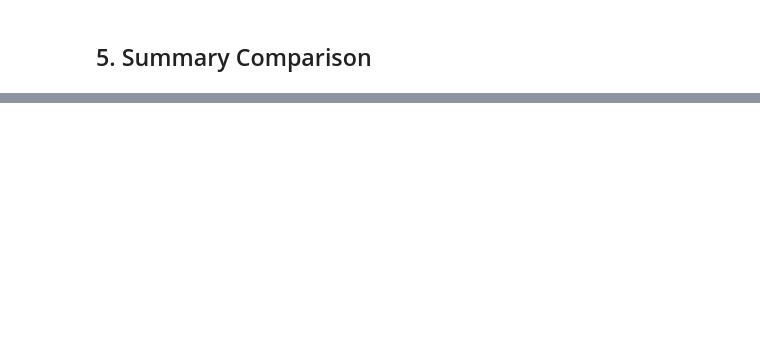
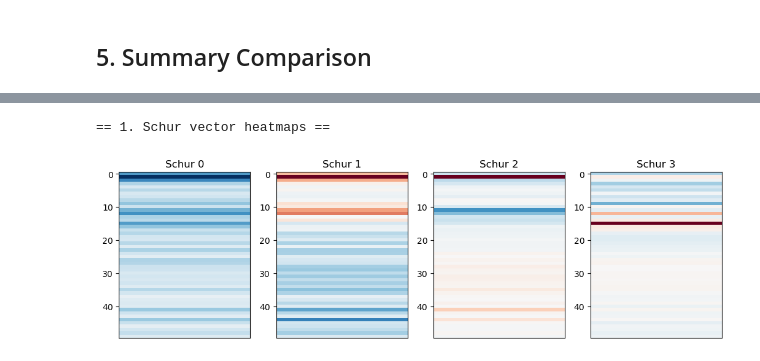
Before and after one commit to garywithav/NetworkCoarseGrain, a Jupyter notebook: CoarseGraining.ipynb, the cells around one changed output, grey strips where cells are left out. Saved outputs shown, nothing was run; the diff lists cells and outputs as text; code cells hidden in the pictures; blank space fills up the shorter version.

```diff
--- a/CoarseGraining.ipynb
+++ b/CoarseGraining.ipynb
@@ -121,11 +142,11 @@ plt.tight_layout(); plt.show()
 # %% [markdown]
 ## 2. Escape Hitting Distribution
 # %%
-NE_SCALE   = Ne.mean() / 5.0
+NE_SCALE_ESCAPE   = Ne.mean() / 5.0
 N_TRIALS   = 500
 THRESHOLD  = 0.5
 
-Ne_sc = np.maximum(Ne / NE_SCALE, 1.0)
+Ne_sc = np.maximum(Ne / NE_SCALE_ESCAPE, 1.0)
 
 def first_hit(origin, A, Ne, thr=0.5, max_gen=2000):
     p = np.zeros(len(Ne)); p[origin] = 1./max(Ne[origin],1.)
@@ -359,0 +498,16 @@ for m1,m2 in pairs:
+# %%
+def mismatch(labels, chi_or_none, P_c, Ne_c, ptype, s, n_sims=N_SIMS):
+    Ne_val = Ne / NE_SCALE
+    errs = []
+    for _ in range(n_sims):
+        f0 = rng.uniform(0.2, 0.8, n_demes)
+        full = wf_traj_sel(f0, A, Ne_val, N_STEPS, s)
+        if ptype == 'fuzzy':
+            f_true = proj_fuzzy(full, chi_or_none, Ne_val, N_CLUSTERS)
+            p0c = f_true[0].copy()
+        else:
+            f_true = proj_hard(full, labels, Ne_val, N_CLUSTERS)
+            p0c = f_true[0].copy()
+        f_sim = wf_traj_sel(p0c, P_c, Ne_c, N_STEPS, s)
+        errs.append(np.mean((f_true - f_sim) ** 2, axis=1))
+    return np.array(errs)
@@ -359,0 +594,41 @@ for m1,m2 in pairs:
+# %%
+if __name__ == "__main__" or True:
+    print("== 1. Schur vector heatmaps ==")
+    schur_heatmaps(A, N_CLUSTERS)
+
+    print("\n== 2. selection-error ratio across posterior (lower = more robust) ==")
+    S_g = S_from_chi(chi, Ne / NE_SCALE, N_CLUSTERS)
+    S_e = S_from_labels(lbl_e, Ne / NE_SCALE, N_CLUSTERS)
+    S_m = S_from_labels(lbl_m, Ne / NE_SCALE, N_CLUSTERS)
+    for name, S in [("GPCCA", S_g), ("Escape", S_e), ("MFPT", S_m)]:
+        r = selection_error(S, S_SEL, POST_SUB)
+        print(f"  {name:7s}: {r.mean():.3f} +/- {r.std():.3f}")
+
+    print("\n== 3. trajectory mismatch (final-gen MSE) at s=0 and s=S_SEL ==")
+    cfg = {
+        'GPCCA':  (lbl_g, chi,  P_g, (chi.T @ (Ne / NE_SCALE)), 'fuzzy'),
+        'Escape': (lbl_e, None, P_e, None, 'hard'),
+        'MFPT':   (lbl_m, None, P_m, None, 'hard'),
+    }
+    for name, (lbl, ch, P_c, Ne_c, pt) in cfg.items():
+        if Ne_c is None:
+            Ne_c = np.array([(Ne[lbl == k] / NE_SCALE).sum()
+                             if (lbl == k).sum() > 0 else 1.0
+                             for k in range(N_CLUSTERS)])
+        for s_val in [0.0, S_SEL]:
+            e = mismatch(lbl, ch, P_c, Ne_c, pt, s_val)
+            print(f"  {name:7s} s={s_val:<4}: {e[:, -1].mean():.4e}")
+
+    print("\n== 4. learned linear S ==")
+    S_lin = learn_linear_S(N_CLUSTERS, S_SEL)
+    lbl_lin = np.argmax(S_lin, 0)
+    Ne_lin = np.array([(Ne[lbl_lin == k] / NE_SCALE).sum()
+                       if (lbl_lin == k).sum() > 0 else 1.0
+                       for k in range(N_CLUSTERS)])
+    P_lin = coarse_A(lbl_lin, A, Ne / NE_SCALE, N_CLUSTERS)
+    e = mismatch(lbl_lin, None, P_lin, Ne_lin, 'hard', S_SEL)
+    print(f"  learned s={S_SEL}: {e[:, -1].mean():.4e}")
+    print(f"  learned cluster sizes: {[int((lbl_lin==k).sum()) for k in range(N_CLUSTERS)]}")
+# %% [output]
+== 1. Schur vector heatmaps ==
+[figure, added]
```
Also changed, not shown: parts of 23 cells of this notebook, 2 other files.
